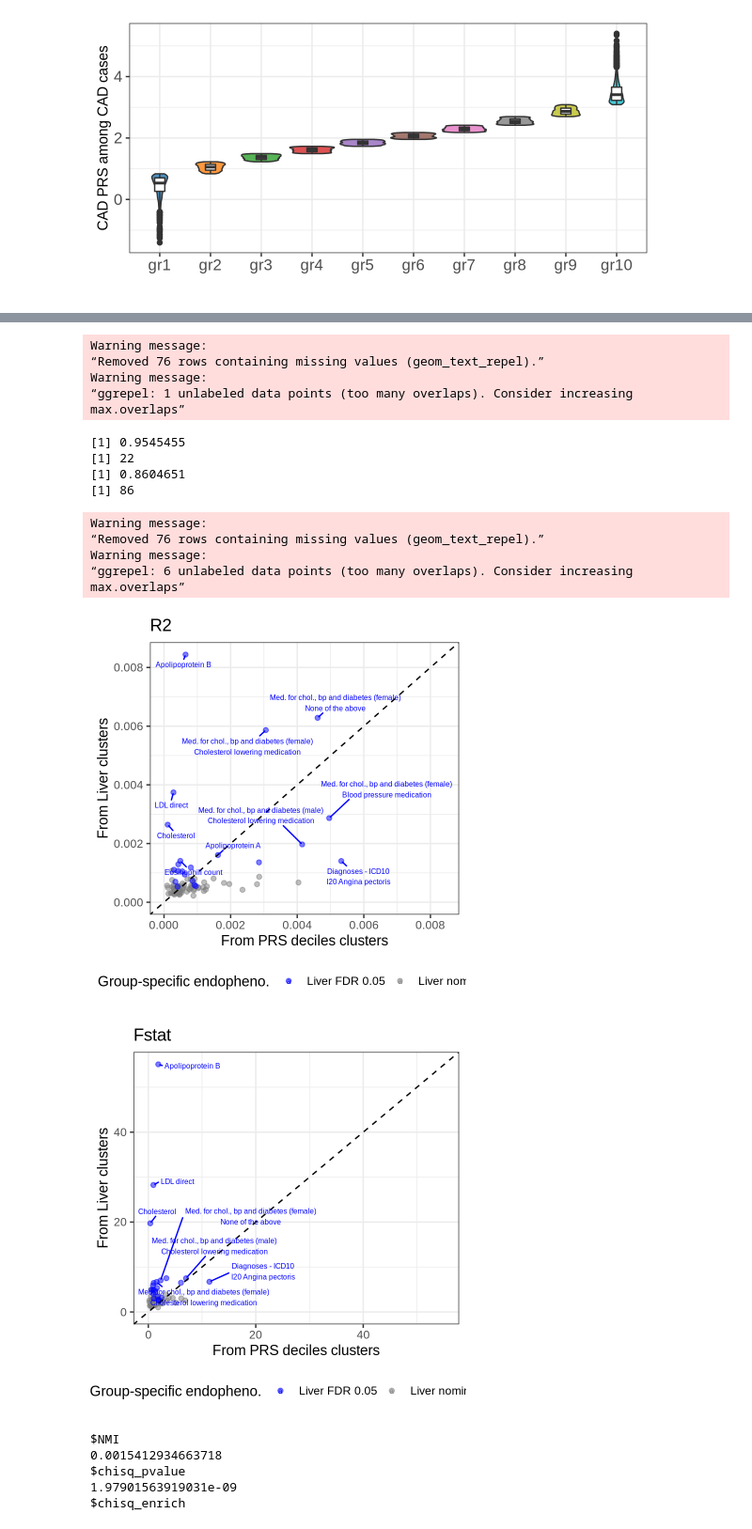
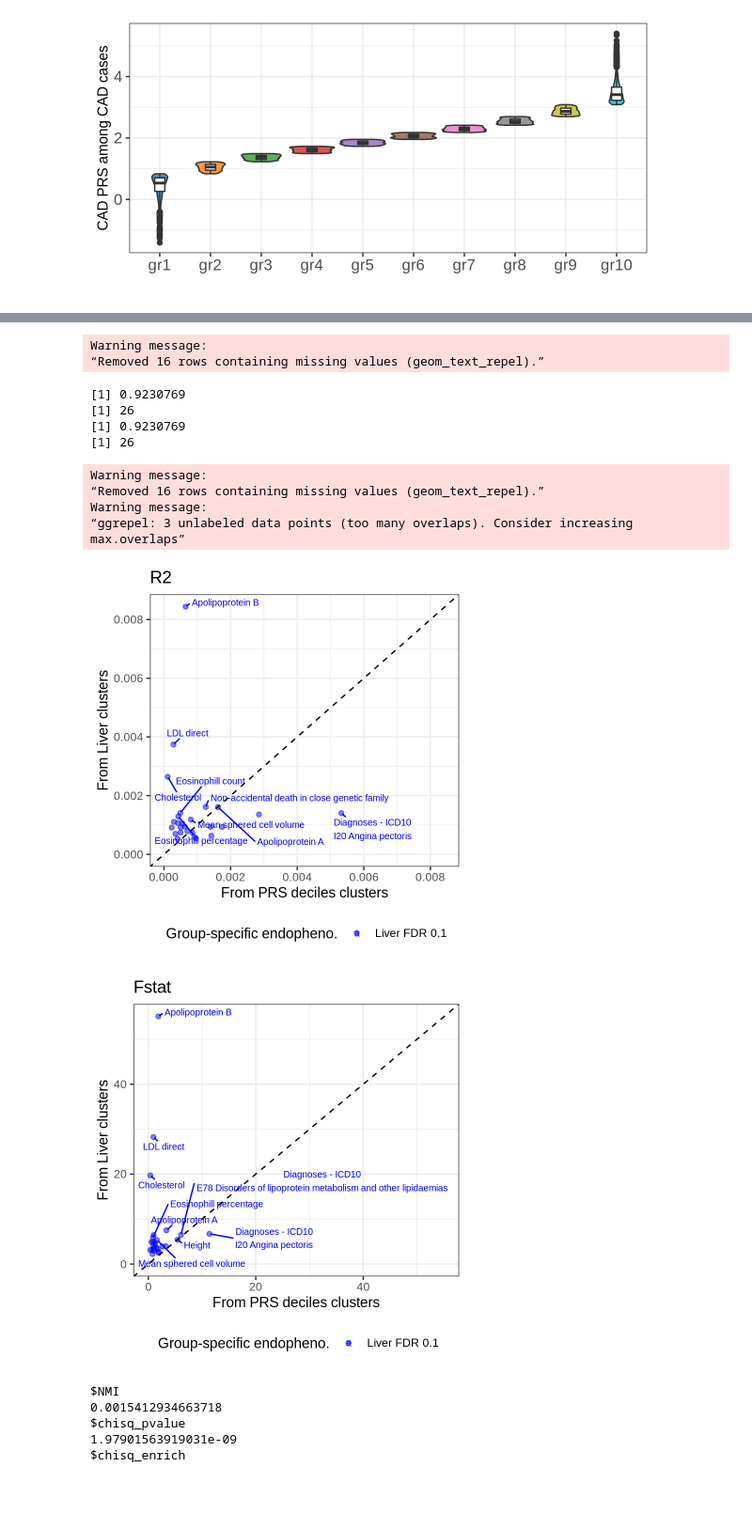
Before and after one commit to zillerlab/CASTom-iGEx_Paper, a Jupyter notebook: jupyter_notebook/CAD_clustering/Compare_Cluster_PRS.ipynb, the cells around one changed output, grey strips where cells are left out. Shown at 94% size. Cells and saved outputs as stored; diff of their text form; code cells hidden in the pictures; blank space fills up the shorter version.

```diff
--- a/jupyter_notebook/CAD_clustering/Compare_Cluster_PRS.ipynb
+++ b/jupyter_notebook/CAD_clustering/Compare_Cluster_PRS.ipynb
@@ -27,7 +27,7 @@ fold_tissue <- "OUTPUT_GTEx/predict_CAD/Liver/200kb/CAD_GWAS_bin5e-2/UKBB/devgen
 out_tissue <- get(load(sprintf('%s/tscore_corrPCs_zscaled_clusterCases_PGmethod_HKmetric.RData', fold_tissue)))
 gene_tissue <- get(load(sprintf('%s/tscoreOriginal_corrPCs_tscoreClusterCases_featAssociation.RData', fold_tissue)))
 path_tissue <- get(load(sprintf('%s/pathOriginal_filtJS0.2_corrPCs_tscoreClusterCases_featAssociation.RData', fold_tissue)))
-endop_tissue <- read_tsv(sprintf('%s/filter_endopheno/Integrated_analysis_v2_all_groupwise_endophenotypes_v2.txt', fold_tissue), show_col_types = FALSE)
+endop_tissue <- read_tsv(sprintf('%s/filter_endopheno/tscore_corrPCs_zscaled_clusterCases_PGmethod_HKmetric_phenoAssociation_GLM_combined_keepPhenoClass.txt', fold_tissue), show_col_types = FALSE)
 endop_variance_tissue_wm <- read_tsv(sprintf('%s/rescaleCont_withMedication_tscore_corrPCs_zscaled_clusterCases_group_phenotype_R2.txt', fold_tissue), show_col_types = FALSE)
 endop_variance_tissue_wom <- read_tsv(sprintf('%s/rescaleCont_withoutMedication_tscore_corrPCs_zscaled_clusterCases_group_phenotype_R2.txt', fold_tissue), show_col_types = FALSE)
 
@@ -40,14 +40,14 @@ PRS_res$Individual_ID <- paste0("X", PRS_res$FID)
 out_PRSdec <- get(load(sprintf('%s/PRS_CAD_UKBB_Cases_deciles.RData', fold_PRS)))
 gene_PRSdec <- get(load(sprintf('%s/tscoreOriginal_corrPCs_PRS_decilesClusterCases_featAssociation.RData', fold_PRS)))
 path_PRSdec <- get(load(sprintf('%s/pathOriginal_filtJS0.2_corrPCs_PRS_decilesClusterCases_featAssociation.RData', fold_PRS)))
-endop_PRSdec <- read_tsv(sprintf('%s/filter_endopheno/Integrated_analysis_v2_all_groupwise_endophenotypes_PRS_deciles_cases_v2.txt', fold_PRS), show_col_types = FALSE)
+endop_PRSdec <- read_tsv(sprintf('%s/filter_endopheno/PRS_deciles_clusterCases_PGmethod_HKmetric_phenoAssociation_GLM_combined_keepPhenoClass.txt', fold_PRS), show_col_types = FALSE)
 endop_variance_PRSdec_wm <- read_tsv(sprintf('%s/rescaleCont_withMedication_PRS_deciles_clusterCases_group_phenotype_R2.txt', fold_PRS), show_col_types = FALSE)
 endop_variance_PRSdec_wom <- read_tsv(sprintf('%s/rescaleCont_withoutMedication_PRS_deciles_clusterCases_group_phenotype_R2.txt', fold_PRS), show_col_types = FALSE)
 
 out_PRSqua <- get(load(sprintf('%s/PRS_CAD_UKBB_Cases_quantiles.RData', fold_PRS)))
 gene_PRSqua <- get(load(sprintf('%s/tscoreOriginal_corrPCs_PRS_quantilesClusterCases_featAssociation.RData', fold_PRS)))
 path_PRSqua <- get(load(sprintf('%s/pathOriginal_filtJS0.2_corrPCs_PRS_quantilesClusterCases_featAssociation.RData', fold_PRS)))
-endop_PRSqua <- read_tsv(sprintf('%s/filter_endopheno/Integrated_analysis_v2_all_groupwise_endophenotypes_PRS_quantiles_cases_v2.txt', fold_PRS), show_col_types = FALSE)
+endop_PRSqua <- read_tsv(sprintf('%s/filter_endopheno/PRS_quantiles_clusterCases_PGmethod_HKmetric_phenoAssociation_GLM_combined_keepPhenoClass.txt', fold_PRS), show_col_types = FALSE)
 endop_variance_PRSqua_wm <- read_tsv(sprintf('%s/rescaleCont_withMedication_PRS_quantiles_clusterCases_group_phenotype_R2.txt', fold_PRS), show_col_types = FALSE)
 endop_variance_PRSqua_wom <- read_tsv(sprintf('%s/rescaleCont_withoutMedication_PRS_quantiles_clusterCases_group_phenotype_R2.txt', fold_PRS), show_col_types = FALSE)
 
@@ -513,7 +599,9 @@ df <- plot_variance_explained_comparision(endop_tissue,
     endop_variance_PRSdec,
     "Liver",
     "PRS deciles clusters",
-    var_name = "R2_group")
+    var_name = "R2_group",
+    pval_corr_thr = 0.1,
+    pvalue_thr = 0.001)
 
 df <- plot_variance_explained_comparision(endop_tissue,
     endop_PRSdec,
@@ -521,6 +609,8 @@ df <- plot_variance_explained_comparision(endop_tissue,
     endop_variance_PRSdec,
     "Liver",
     "PRS deciles clusters",
-     var_name = "Fstat_group")
+     var_name = "Fstat_group",
+     pval_corr_thr = 0.1,
+    pvalue_thr = 0.001)
 # %% [output]
  [1] "Apolipoprotein B"
@@ -554,17 +646,15 @@ Warning message:
 Warning message:
-“Removed 76 rows containing missing values (geom_text_repel).”
-Warning message:
-“ggrepel: 1 unlabeled data points (too many overlaps). Consider increasing max.overlaps”
+“Removed 16 rows containing missing values (geom_text_repel).”
-[1] 0.9545455
-[1] 22
-[1] 0.8604651
-[1] 86
+[1] 0.9230769
+[1] 26
+[1] 0.9230769
+[1] 26
 Warning message:
-“Removed 76 rows containing missing values (geom_text_repel).”
+“Removed 16 rows containing missing values (geom_text_repel).”
 Warning message:
-“ggrepel: 6 unlabeled data points (too many overlaps). Consider increasing max.overlaps”
+“ggrepel: 3 unlabeled data points (too many overlaps). Consider increasing max.overlaps”
-[figure, old version]
+[figure, new version]
-[figure, old version]
+[figure, new version]
 # %%
 res = endop_variance_PRSdec %>%
     dplyr::mutate(complete_name = case_when(
```
Also changed, not shown: parts of 10 cells of this notebook.
